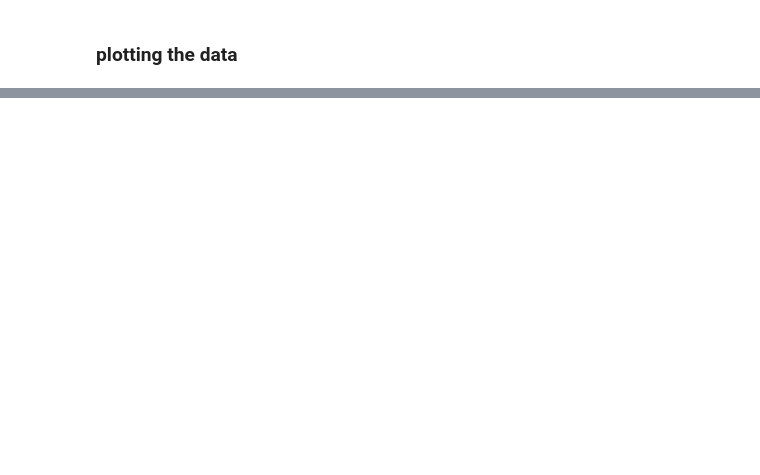
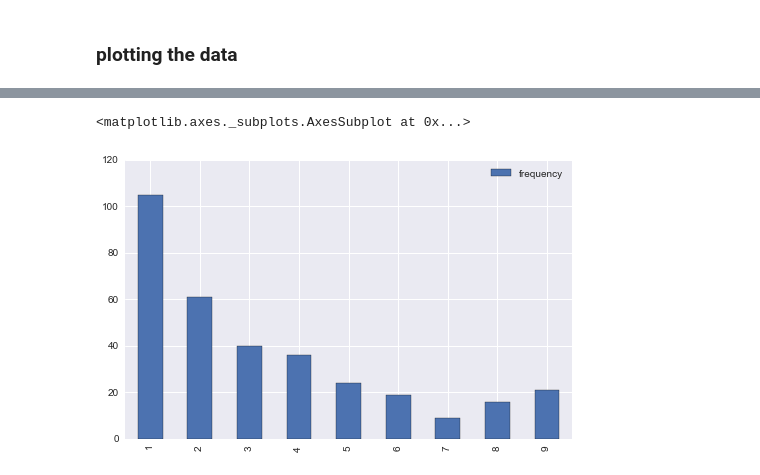
Before and after one commit to cchi/benford, a Jupyter notebook: benford.ipynb, the cells around one changed output, grey strips where cells are left out. Cells and saved outputs as stored; diff of their text form; code cells hidden in the pictures; blank space fills up the shorter version.

```diff
--- a/benford.ipynb
+++ b/benford.ipynb
@@ -191,0 +293,26 @@ df_counts.plot(kind='bar', figsize=(8,5))
+# %%
+def get_constants_data( site ):
+    hdr = {'User-Agent': 'Mozilla/5.0'}
+    req = urllib2.Request(site, headers=hdr)
+    page = urllib2.urlopen(req)
+    soup = BeautifulSoup(page, 'lxml')
+
+    constants = []
+    for row in soup.findAll('td', {'class': 'boxa'}):
+        txt = row.text.strip()
+        for c in ['+','-']:
+            txt = txt.replace(c, "").strip()
+
+        constants.append(txt)
+
+    return constants
+# %%
+constants = get_constants_data( "http://www.ebyte.it/library/educards/constants/ConstantsOfPhysicsAndMath.html" )
+# %%
+constants_digits = [ x[0] for x in constants if x[0].isdigit() ]
+constants_count = {}
+for digit in constants_digits:
+    if digit != '0':
+        if digit not in constants_count:
+            constants_count[digit] = 0
+        constants_count[digit] += 1
@@ -191,0 +331,4 @@ df_counts.plot(kind='bar', figsize=(8,5))
+# %%
+df3_counts = pd.DataFrame.from_dict(constants_count, orient='index')
+df3_counts.columns = ['frequency']
+df3_counts.sort_index(inplace=True)
@@ -191,0 +348,5 @@ df_counts.plot(kind='bar', figsize=(8,5))
+# %%
+df3_counts.plot(kind='bar', figsize=(8,5))
+# %% [output]
+<matplotlib.axes._subplots.AxesSubplot at 0x...>
+[figure, added]
```
Also changed, not shown: parts of 23 cells of this notebook.
